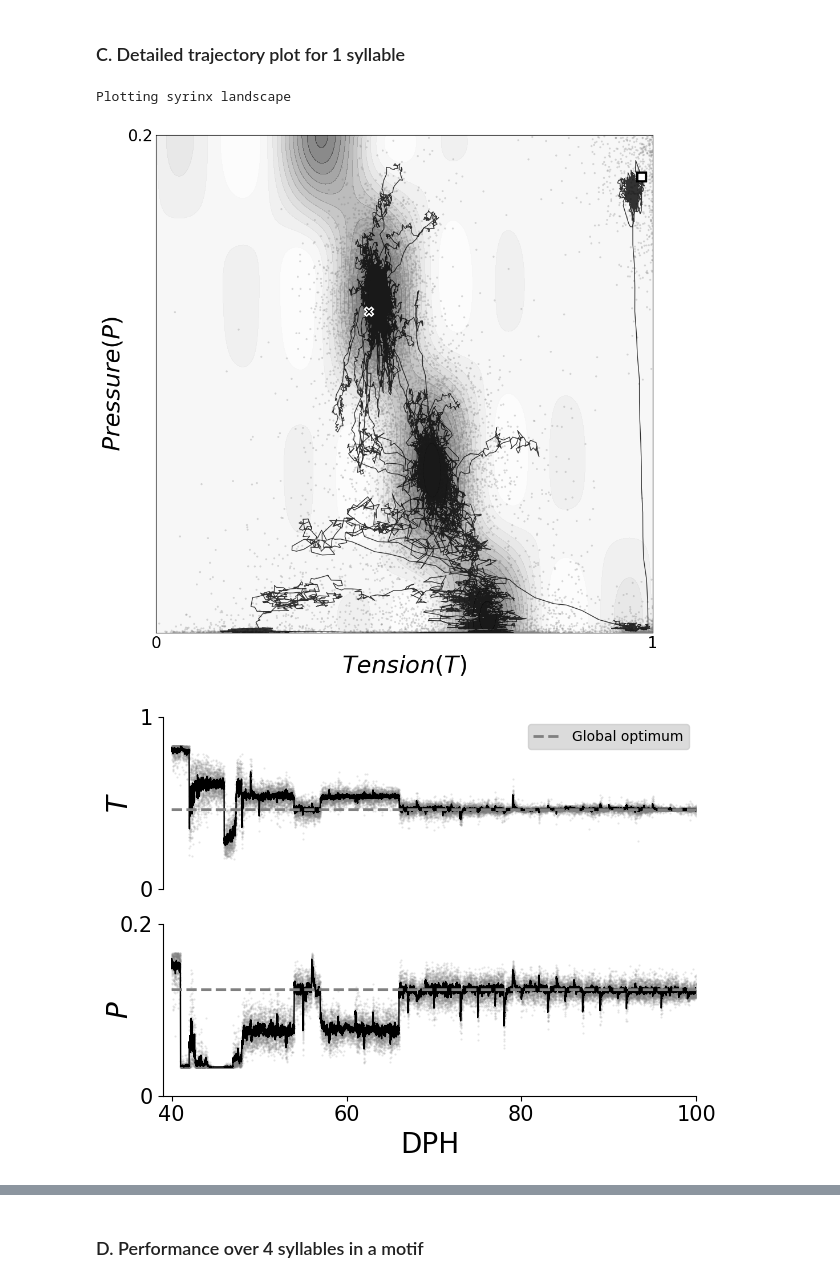
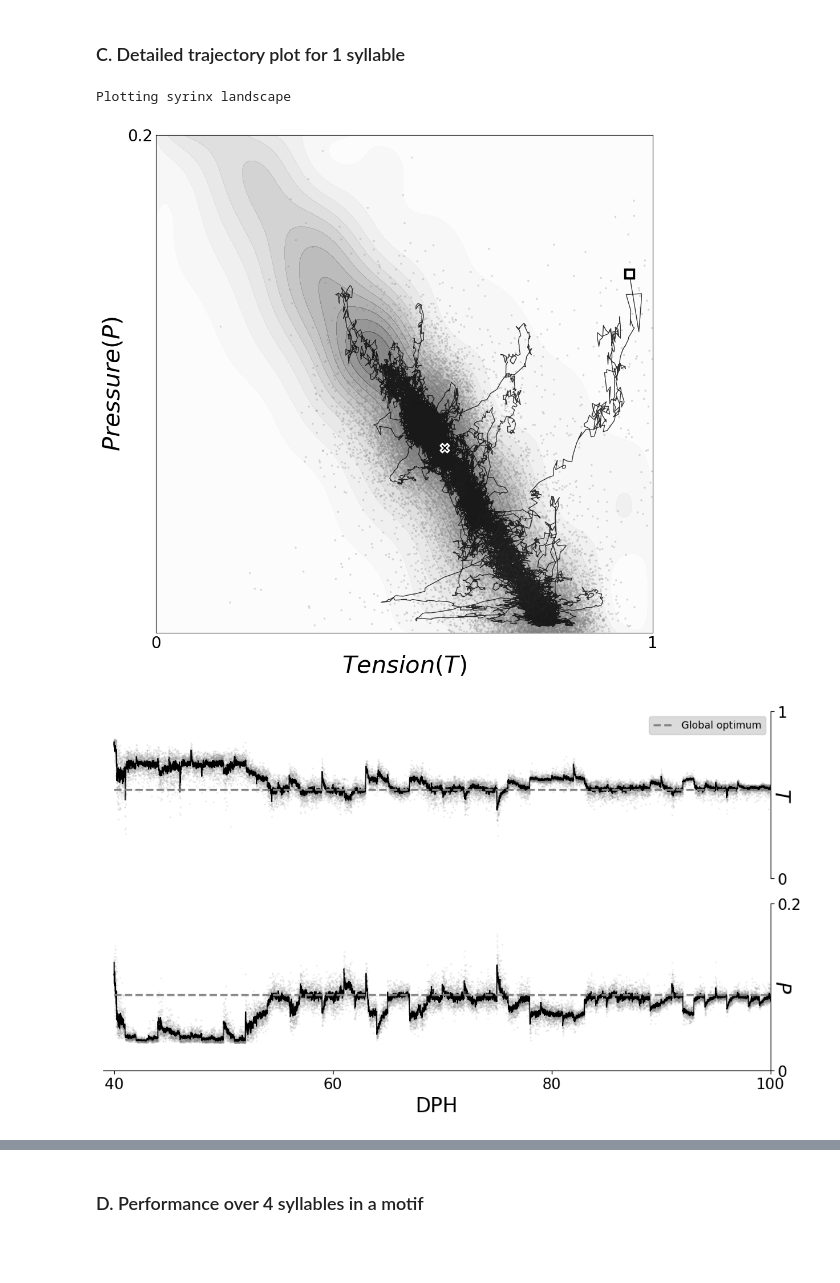
Before and after one commit to AtharvSuryawanshi/Dual_Pathway_RL_songbird, a Jupyter notebook: Figures/Figure_3.ipynb, the cells around one changed output, grey strips where cells are left out. Saved outputs shown, nothing was run; the diff lists cells and outputs as text; code cells hidden in the pictures; blank space fills up the shorter version.

```diff
--- a/Figures/Figure_3.ipynb
+++ b/Figures/Figure_3.ipynb
@@ -334,8 +334,8 @@ Random seed is 36937
 MODEL_DIR = "models"
 model_version = "model_3b" #
 model_path = os.path.join(MODEL_DIR, f"{model_version}.pkl")
-overwrite_model = False # whether to overwrite existing model or not
-save_model = False # whether to save model after running simulation or not
+overwrite_model = True # whether to overwrite existing model or not
+save_model = True # whether to save model after running simulation or not
 # --------------------
 # Ensure models/ exists
 # --------------------
@@ -395,9 +397,10 @@ Plotting syrinx landscape
 # %autoreload 2
 # from dual_pathway_model.plotting_functions import *
 
+chosen_syll = 1
 
 # for i in [1]: # Change to N_SYLL for all syllables
-for i in [3]:
+for i in [chosen_syll]:
     plot_scatter_traj(obj = obj_3b, syll=i, day_i=0, day_f=60, every_nth_point=1, scatter_alpha=0.3, if_contour=False, contour_alpha=.5, heatmap=True, colorbar=True, legend=False)
 
     save_figure(f"landscape_3b_syll_{i}_colorbar")
@@ -410,7 +413,7 @@ Plotting syrinx landscape
 
 
 # for i in [1]: # Change to N_SYLL for all syllables
-for i in [3]:
+for i in [chosen_syll]:
     plot_scatter_traj(obj = obj_3b, syll=i, day_i=0, day_f=60, every_nth_point=1, scatter_alpha=0.3, if_contour=False, contour_alpha=.5, heatmap=True, colorbar=False, legend=True)
 
     save_figure(f"landscape_3b_syll_{i}_legend")
@@ -484,7 +487,7 @@ Plotting syrinx landscape
 # %autoreload 2
 # from dual_pathway_model.plotting_functions import *
 
-for i in [3]: #range(N_SYLL):
+for i in [chosen_syll]: #range(N_SYLL):
 # for i in range(N_SYLL):
     plot_scatter_traj(obj = obj_3b, syll=i, day_i=0, day_f=60, every_nth_point=2, scatter_alpha=0.3, if_contour=False, contour_alpha=.5, heatmap=True,
                     plot_smooth_traj=True)  # To remove smoothened trajectory, set plot_smooth_traj=False
@@ -492,15 +495,15 @@ for i in [3]: #range(N_SYLL):
     save_figure(f"landscape_3c_syll_{i}")
 # %% [output]
 Plotting syrinx landscape
-[figure, old version]
+[figure, new version]
 # %%
 %autoreload 2
 from dual_pathway_model.plotting_functions import *
 
 # for i in range(N_SYLL):
-for i in [3]:
-    plot_output(obj_3b, i, skip_size=2, window_size=20)
+for i in [chosen_syll]:
+    plot_output(obj_3b, i, skip_size=2, window_size=20, figsize=(10,6))
 
     save_figure(f"landscape_3d_syll_{i}")
 # %% [output]
-[figure, old version]
+[figure, new version]
```
Also changed, not shown: parts of 13 cells of this notebook, 2 other files.
